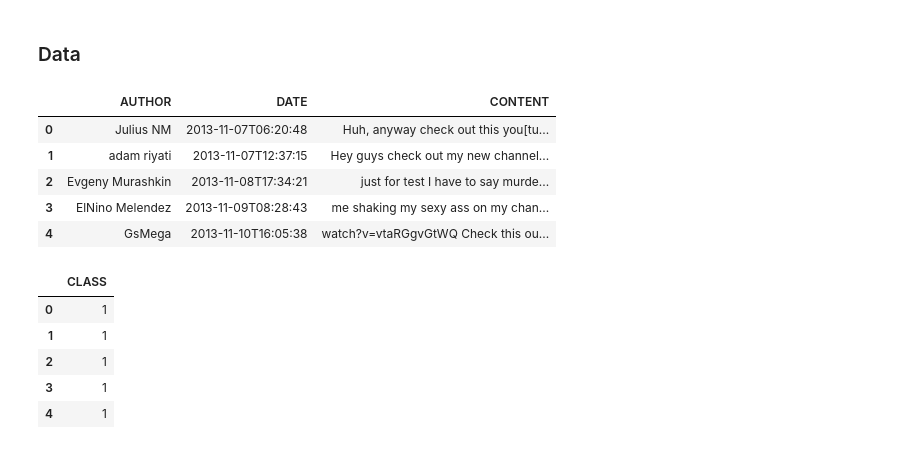
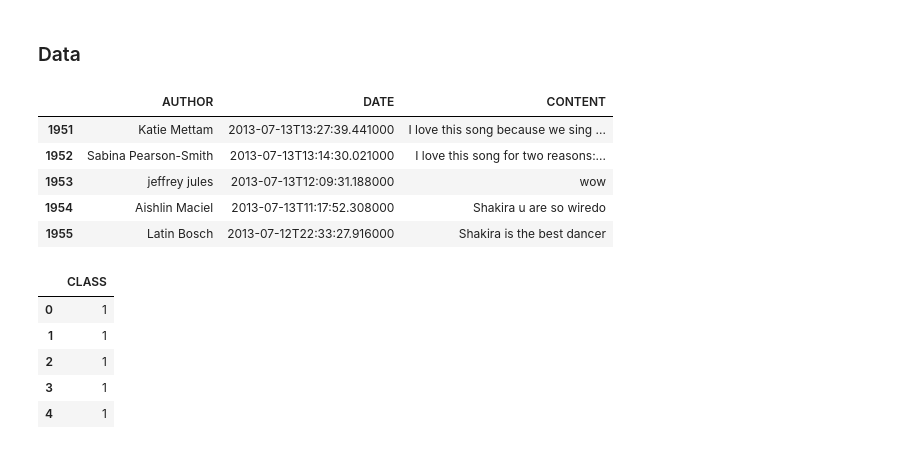
Before and after one commit to datasmp/intro_ml, a Jupyter notebook: _sources/nlp.ipynb, the cells around one changed output. Saved outputs shown, nothing was run; the diff lists cells and outputs as text; code cells hidden in the pictures.

```diff
--- a/_sources/nlp.ipynb
+++ b/_sources/nlp.ipynb
@@ -109,14 +109,14 @@ youtube_spam_collection = fetch_ucirepo(id=380)
 df_X = youtube_spam_collection.data.features
 df_y = youtube_spam_collection.data.targets
 # %%
-df_X.head()
+df_X.tail()
 # %% [output]
 |  | AUTHOR | DATE | CONTENT |
-| 0 | Julius NM | 2013-11-07T06:20:48 | Huh, anyway check out this you[tu... |
-| 1 | adam riyati | 2013-11-07T12:37:15 | Hey guys check out my new channel... |
-| 2 | Evgeny Murashkin | 2013-11-08T17:34:21 | just for test I have to say murde... |
-| 3 | ElNino Melendez | 2013-11-09T08:28:43 | me shaking my sexy ass on my chan... |
-| 4 | GsMega | 2013-11-10T16:05:38 | watch?v=vtaRGgvGtWQ Check this ou... |
+| 1951 | Katie Mettam | 2013-07-13T13:27:39.441000 | I love this song because we sing ... |
+| 1952 | Sabina Pearson-Smith | 2013-07-13T13:14:30.021000 | I love this song for two reasons:... |
+| 1953 | jeffrey jules | 2013-07-13T12:09:31.188000 | wow |
+| 1954 | Aishlin Maciel | 2013-07-13T11:17:52.308000 | Shakira u are so wiredo |
+| 1955 | Latin Bosch | 2013-07-12T22:33:27.916000 | Shakira is the best dancer |
 # %%
 df_y.head()
 # %% [output]
```
Also changed, not shown: 5 other files.
